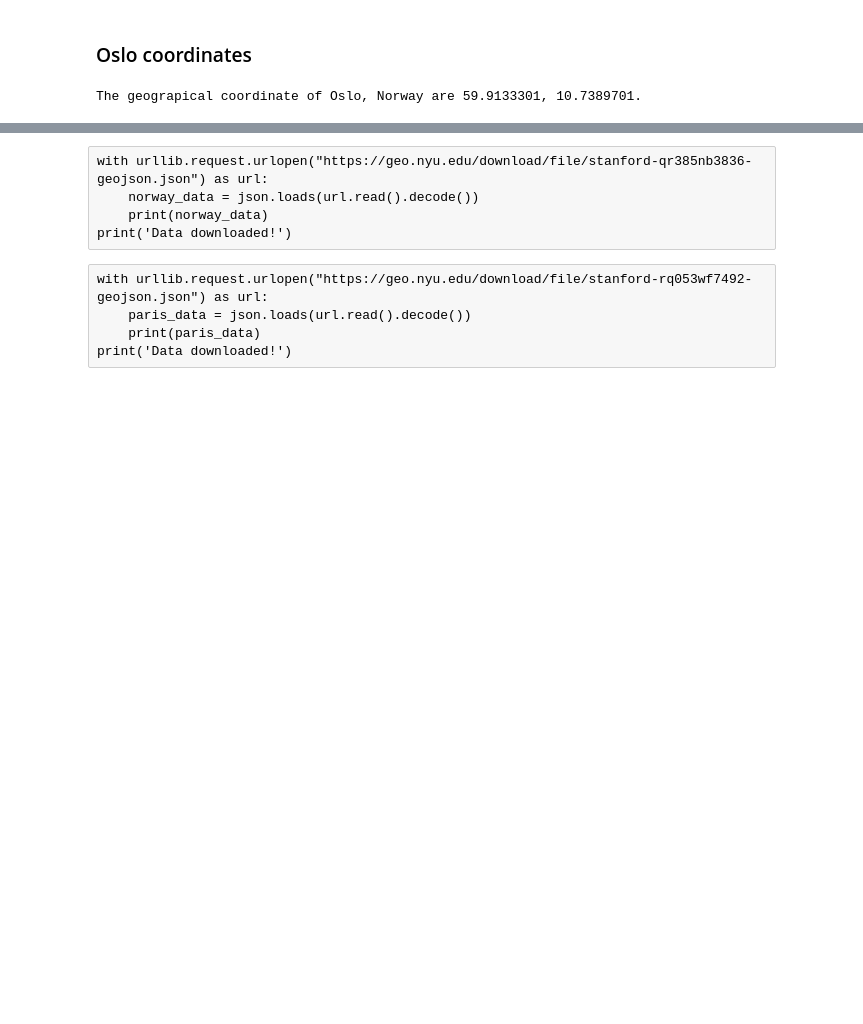
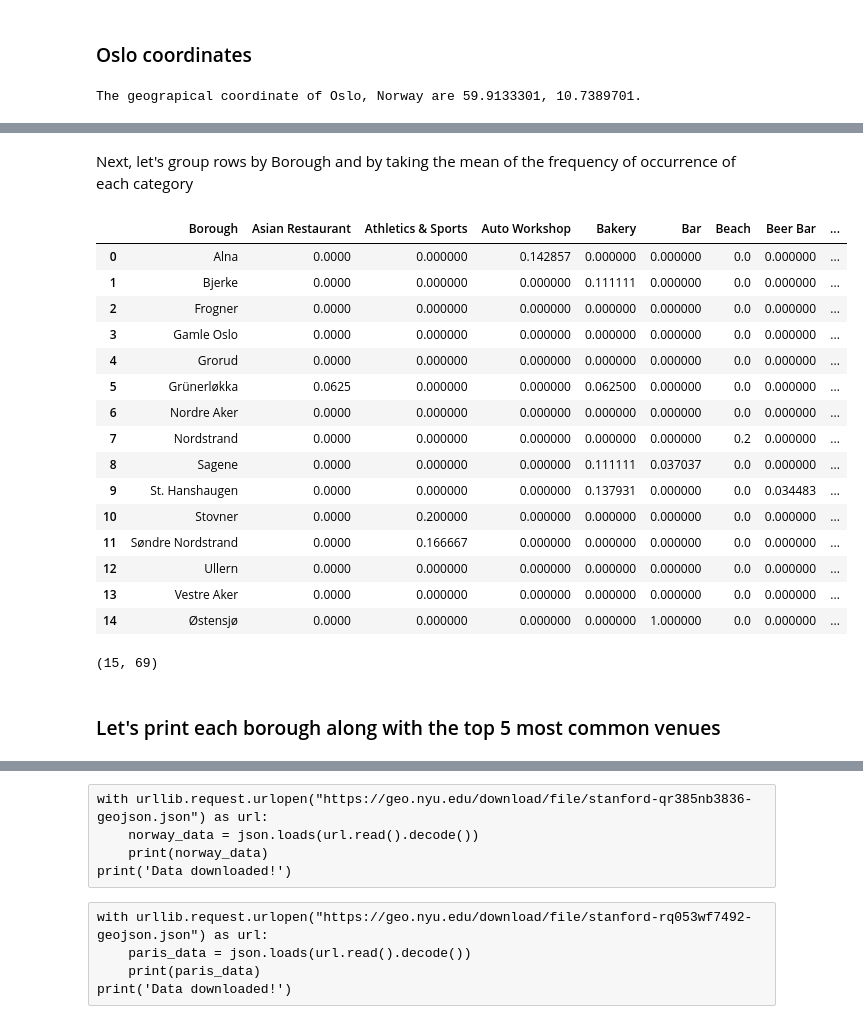
Before and after one commit to AlizaminJ/Coursera_Capstone, a Jupyter notebook: Final-Project.ipynb, the cells around one changed output, grey strips where cells are left out. Saved outputs shown, nothing was run; the diff lists cells and outputs as text; code cells hidden in the pictures; blank space fills up the shorter version.

```diff
--- a/Final-Project.ipynb
+++ b/Final-Project.ipynb
@@ -265,0 +584,28 @@ print(latitude, longitude)
+# %% [markdown]
+Next, let's group rows by Borough and by taking the mean of the frequency of occurrence of each category
+# %%
+oslo_grouped = oslo_onehot.groupby('Borough').mean().reset_index()
+oslo_grouped
+# %% [output]
+|  | Borough | Asian Restaurant | Athletics & Sports | Auto Workshop | Bakery | Bar | Beach | Beer Bar | ... |
+| 0 | Alna | 0.0000 | 0.000000 | 0.142857 | 0.000000 | 0.000000 | 0.0 | 0.000000 | ... |
+| 1 | Bjerke | 0.0000 | 0.000000 | 0.000000 | 0.111111 | 0.000000 | 0.0 | 0.000000 | ... |
+| 2 | Frogner | 0.0000 | 0.000000 | 0.000000 | 0.000000 | 0.000000 | 0.0 | 0.000000 | ... |
+| 3 | Gamle Oslo | 0.0000 | 0.000000 | 0.000000 | 0.000000 | 0.000000 | 0.0 | 0.000000 | ... |
+| 4 | Grorud | 0.0000 | 0.000000 | 0.000000 | 0.000000 | 0.000000 | 0.0 | 0.000000 | ... |
+| 5 | Grünerløkka | 0.0625 | 0.000000 | 0.000000 | 0.062500 | 0.000000 | 0.0 | 0.000000 | ... |
+| 6 | Nordre Aker | 0.0000 | 0.000000 | 0.000000 | 0.000000 | 0.000000 | 0.0 | 0.000000 | ... |
+| 7 | Nordstrand | 0.0000 | 0.000000 | 0.000000 | 0.000000 | 0.000000 | 0.2 | 0.000000 | ... |
+| 8 | Sagene | 0.0000 | 0.000000 | 0.000000 | 0.111111 | 0.037037 | 0.0 | 0.000000 | ... |
+| 9 | St. Hanshaugen | 0.0000 | 0.000000 | 0.000000 | 0.137931 | 0.000000 | 0.0 | 0.034483 | ... |
+| 10 | Stovner | 0.0000 | 0.200000 | 0.000000 | 0.000000 | 0.000000 | 0.0 | 0.000000 | ... |
+| 11 | Søndre Nordstrand | 0.0000 | 0.166667 | 0.000000 | 0.000000 | 0.000000 | 0.0 | 0.000000 | ... |
+| 12 | Ullern | 0.0000 | 0.000000 | 0.000000 | 0.000000 | 0.000000 | 0.0 | 0.000000 | ... |
+| 13 | Vestre Aker | 0.0000 | 0.000000 | 0.000000 | 0.000000 | 0.000000 | 0.0 | 0.000000 | ... |
+| 14 | Østensjø | 0.0000 | 0.000000 | 0.000000 | 0.000000 | 1.000000 | 0.0 | 0.000000 | ... |
+# %%
+oslo_grouped.shape
+# %% [output]
+(15, 69)
+# %% [markdown]
+### Let's print each borough along with the top 5 most common venues
```
Also changed, not shown: parts of 53 cells of this notebook, 1 other file.
